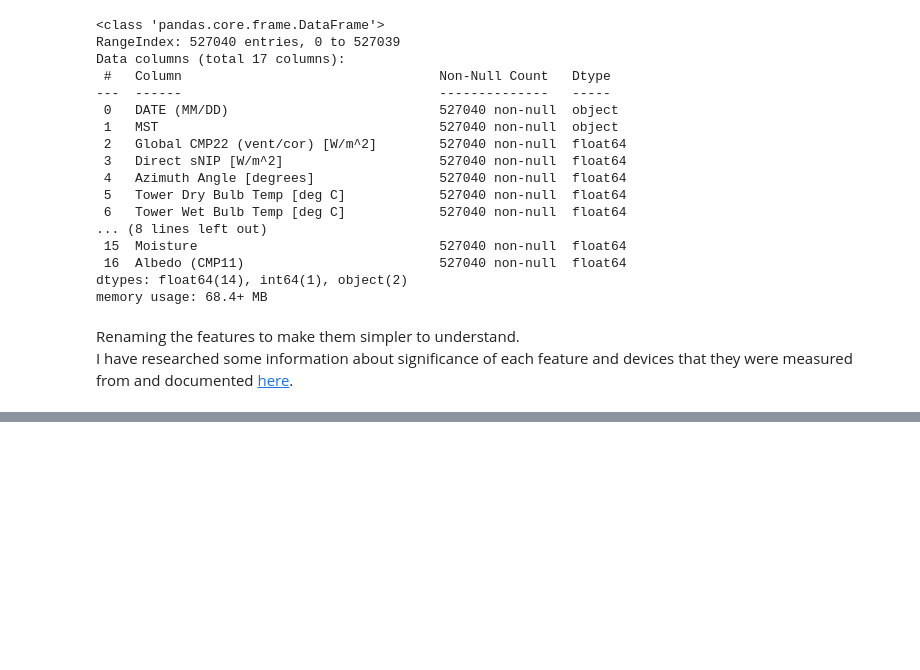
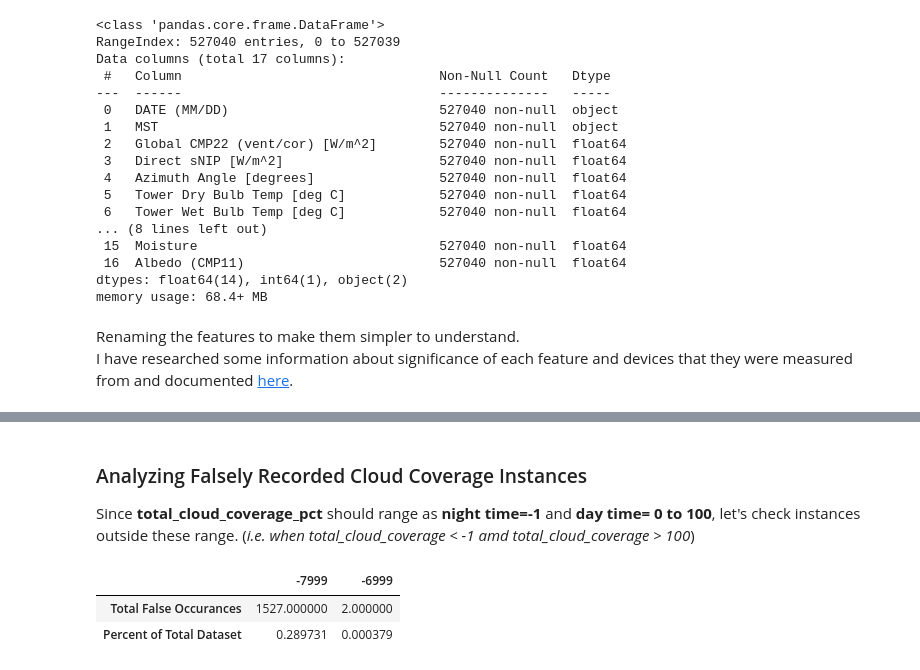
Before and after one commit to mrutyunjay17/solar-cloud-coverage-prediction, a Jupyter notebook: data_analysis.ipynb, the cells around one changed output, grey strips where cells are left out. Cells and saved outputs as stored; diff of their text form; code cells hidden in the pictures; blank space fills up the shorter version.

```diff
--- a/data_analysis.ipynb
+++ b/data_analysis.ipynb
@@ -198,0 +219,14 @@ sns.heatmap(weather_df.corr())
+# %% [markdown]
+### Analyzing Falsely Recorded Cloud Coverage Instances
+Since **total_cloud_coverage_pct** should range as **night time=-1** and **day time= 0 to 100**, let's check instances outside these range. (*i.e. when total_cloud_coverage < -1 amd total_cloud_coverage > 100*)
+# %%
+weather_false_coverage_df = weather_df.loc[(weather_df['total_cloud_coverage_pct'] < -1) | (weather_df['total_cloud_coverage_pct'] > 100)]
+
+pd.DataFrame([
+    weather_false_coverage_df['total_cloud_coverage_pct'].value_counts() ,
+    weather_false_coverage_df['total_cloud_coverage_pct'].value_counts() *100 / weather_df.shape[0]
+], index=["Total False Occurances", "Percent of Total Dataset"])
+# %% [output]
+|  | -7999 | -6999 |
+| Total False Occurances | 1527.000000 | 2.000000 |
+| Percent of Total Dataset | 0.289731 | 0.000379 |
```
Also changed, not shown: parts of 12 cells of this notebook.
